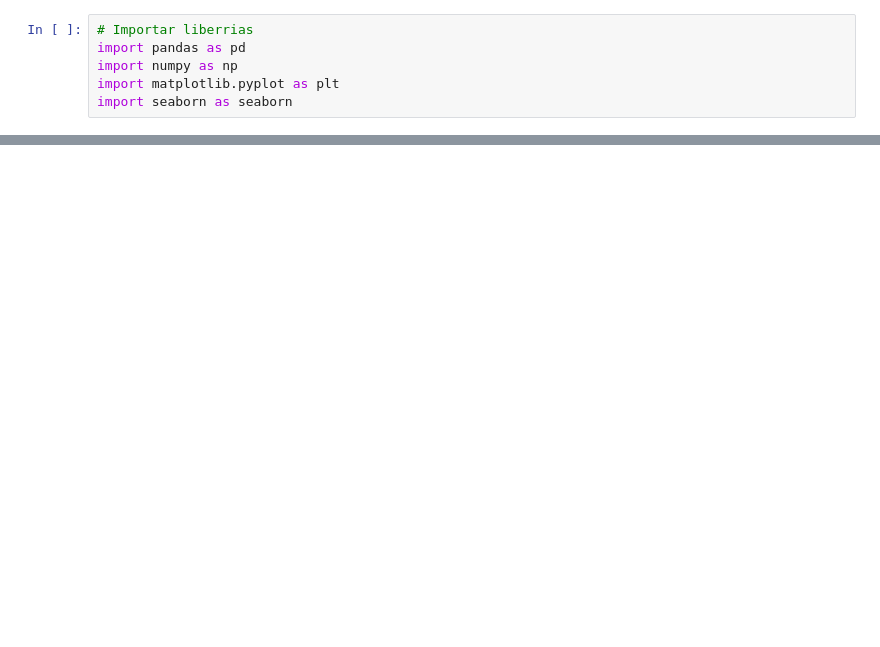
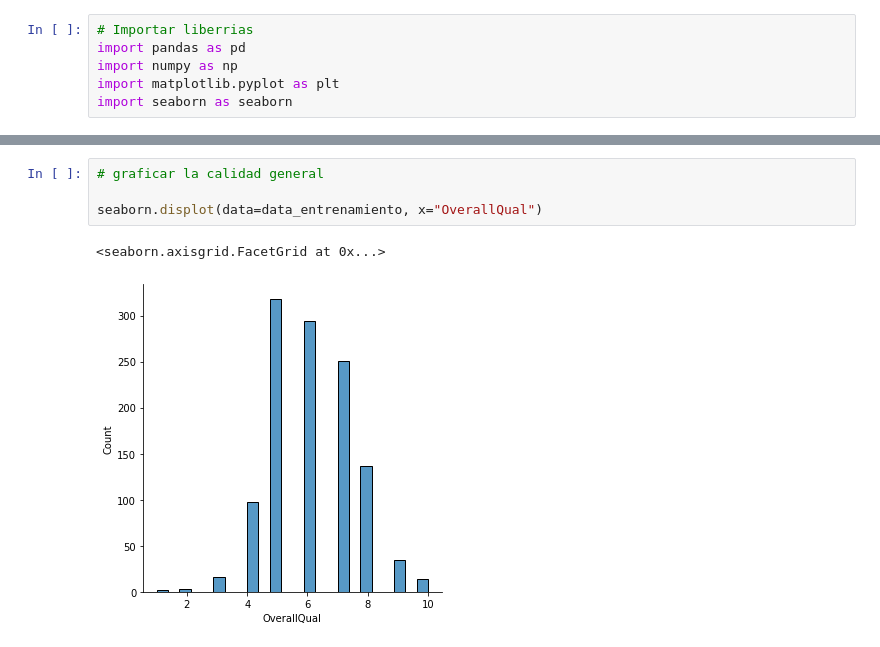
Before and after one commit to renatocoronado/proyecto1, a Jupyter notebook: proyecto_1.ipynb, the cells around one changed output, grey strips where cells are left out. Drawn from its saved outputs; the diff is of its cells as text; blank space fills up the shorter version.

```diff
--- a/proyecto_1.ipynb
+++ b/proyecto_1.ipynb
@@ -35,0 +138,7 @@ data
+# %%
+# graficar la calidad general
+
+seaborn.displot(data=data_entrenamiento, x="OverallQual")
+# %% [output]
+<seaborn.axisgrid.FacetGrid at 0x...>
+[figure, added]
```
Also changed, not shown: parts of 25 cells of this notebook.
